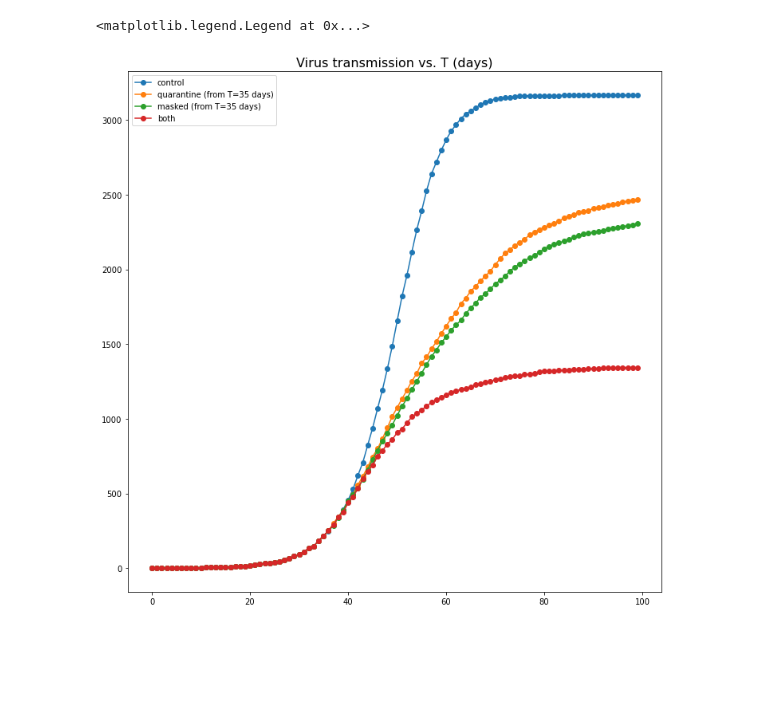
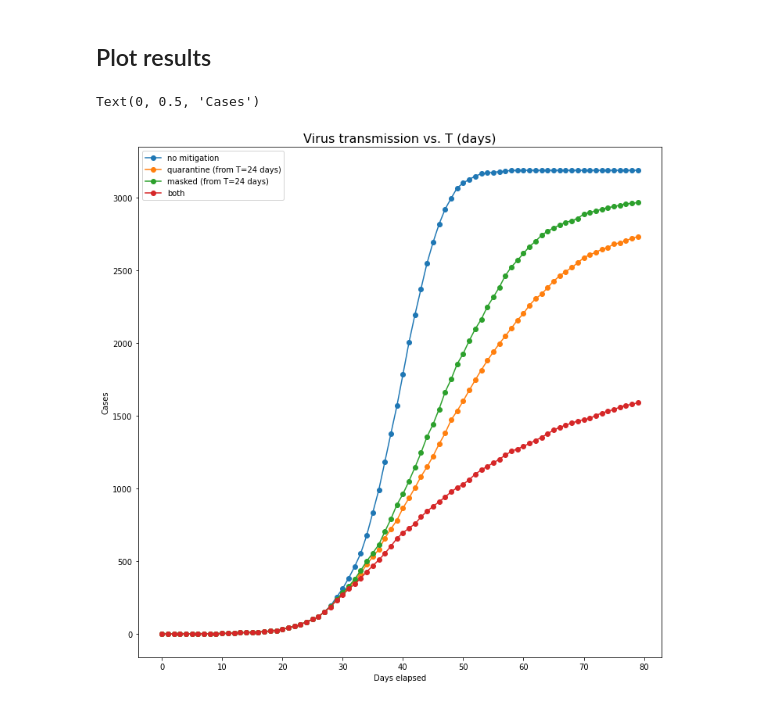
Before and after one commit to wxmann/network, a Jupyter notebook: virus-transmission-mitigation.ipynb, the cells around one changed output. Cells and saved outputs as stored; diff of their text form; code cells hidden in the pictures; blank space fills up the shorter version.

```diff
--- a/virus-transmission-mitigation.ipynb
+++ b/virus-transmission-mitigation.ipynb
@@ -75,8 +117,8 @@ def put_on_masks(transmission, mask_factors=None, perc_masks=1.0):
     if mask_factors is None:
         mask_factors = {
             'core': 1.0,
-            'strong': 0.2,
-            'weak': 0.2
+            'strong': 0.5,
+            'weak': 0.15
         }
     for edge in graph.iter_edges():
         if test(perc_masks):
@@ -98,11 +148,16 @@ def runner_do_at(day, func):
+# %%
+action_day = 24
+run_to = 80
+incubation_period = rv.randint(2, 14)
+contagious_for = rv.choice(0, 1, 2)
 # %%
 def generate_sim(graph, runner):
     with fix_random():
         return virus.virus_simulation(
             graph=Graph.duplicate(graph),
             patient0=1,
-            incubation_period=rv.randint(2, 14),
-            contagious_for=rv.choice(0, 1, 2, 7),
+            incubation_period=incubation_period,
+            contagious_for=contagious_for,
             runner=runner
         )
 # %%
@@ -118,26 +171,30 @@ results = run_simulations(
     sim_quarantine,
     sim_masks,
     sim_both,
-    to=120
+    to=run_to
 )
+# %% [markdown]
+## Plot results
 # %%
 def sim_sequence(sim, n):
     for i in range(n):
         index = -1 if i >= len(sim.history) else i
         yield sim.history[index].broadcasts
 
 fig = plt.figure(figsize=(12, 12))
 plt.title('Virus transmission vs. T (days)', fontsize=16)
 lines = []
 for sim in results:
-    line, = plt.plot(range(100), list(sim_sequence(sim, 100)), 'o-')
+    line, = plt.plot(range(80), list(sim_sequence(sim, 80)), 'o-')
     lines.append(line)
 
 plt.legend(
     lines,
-    ['control', f'quarantine (from T={action_day} days)', f'masked (from T={action_day} days)', 'both'],
+    ['no mitigation', f'quarantine (from T={action_day} days)', f'masked (from T={action_day} days)', 'both'],
     loc='upper left'
 )
+plt.xlabel('Days elapsed')
+plt.ylabel('Cases')
 # %% [output]
-<matplotlib.legend.Legend at 0x...>
+Text(0, 0.5, 'Cases')
-[figure, old version]
+[figure, new version]
```
Also changed, not shown: parts of 10 cells of this notebook.
